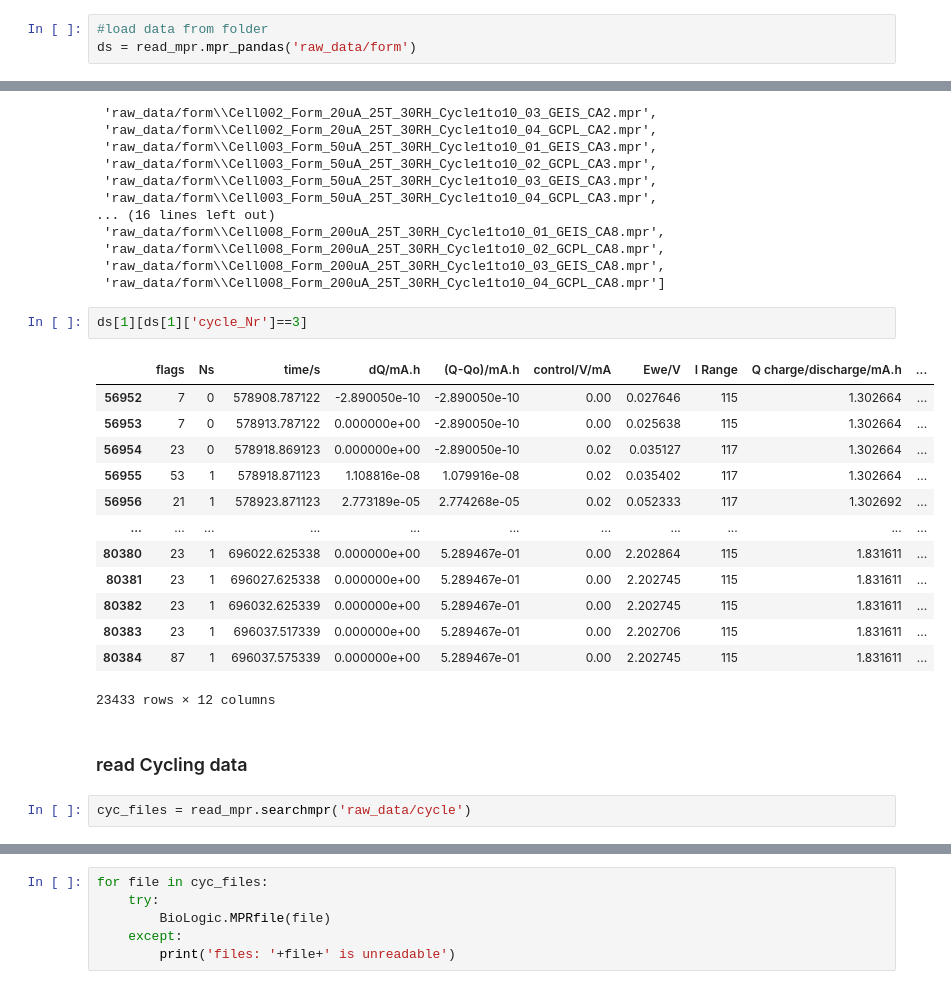
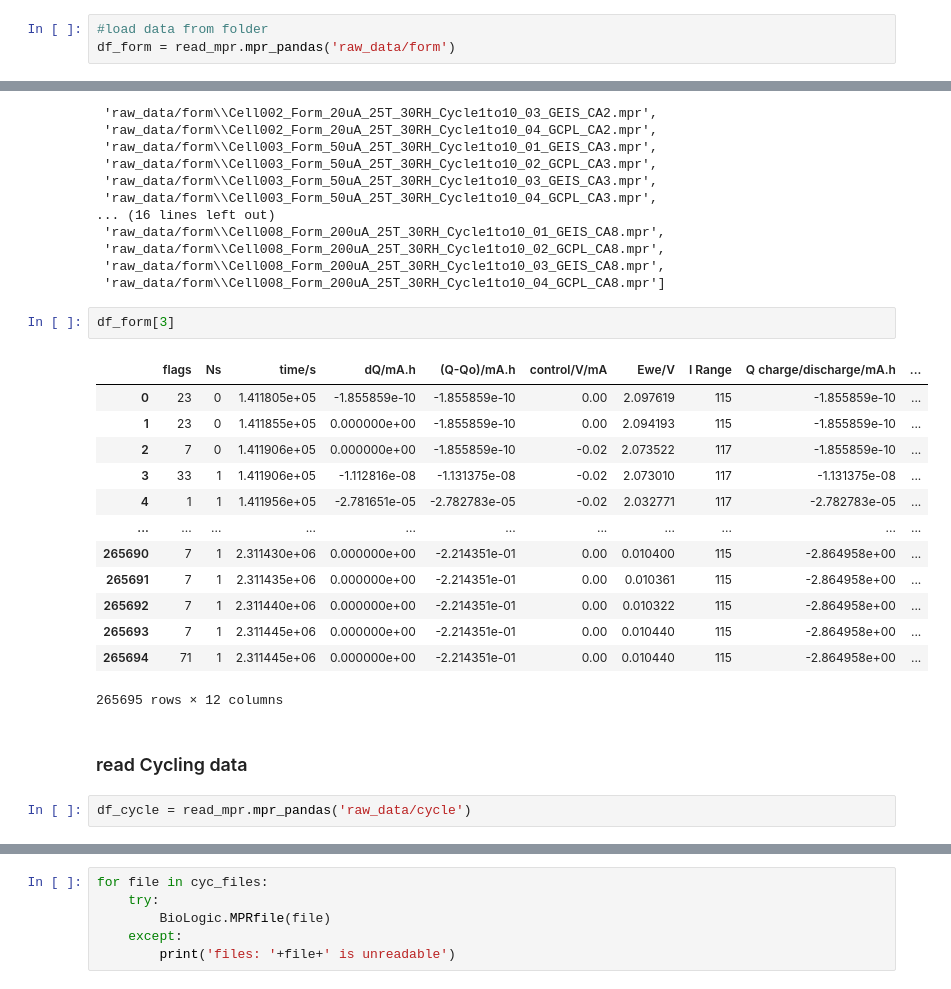
Before and after one commit to Yue-Yao/EIS, a Jupyter notebook: Dataset_EIS.ipynb, the cells around one changed output, grey strips where cells are left out. Cells and saved outputs as stored; diff of their text form.

Commit message:
load cycling data, find research points and transfer into sql

```diff
--- a/Dataset_EIS.ipynb
+++ b/Dataset_EIS.ipynb
@@ -26,6 +34,6 @@ from scipy.signal import savgol_filter,filtfilt,butter,find_peaks
 # %%
 #load data from folder
-ds = read_mpr.mpr_pandas('raw_data/form')
+df_form = read_mpr.mpr_pandas('raw_data/form')
 # %%
 read_mpr.searchmpr('raw_data/form')
 # %% [output]
@@ -47,22 +55,22 @@ read_mpr.searchmpr('raw_data/form')
  'raw_data/form\\Cell008_Form_200uA_25T_30RH_Cycle1to10_03_GEIS_CA8.mpr',
  'raw_data/form\\Cell008_Form_200uA_25T_30RH_Cycle1to10_04_GCPL_CA8.mpr']
 # %%
-ds[1][ds[1]['cycle_Nr']==3]
+df_form[3]
 # %% [output]
 |  | flags | Ns | time/s | dQ/mA.h | (Q-Qo)/mA.h | control/V/mA | Ewe/V | I Range | Q charge/discharge/mA.h | ... |
-| 56952 | 7 | 0 | 578908.787122 | -2.890050e-10 | -2.890050e-10 | 0.00 | 0.027646 | 115 | 1.302664 | ... |
-| 56953 | 7 | 0 | 578913.787122 | 0.000000e+00 | -2.890050e-10 | 0.00 | 0.025638 | 115 | 1.302664 | ... |
-| 56954 | 23 | 0 | 578918.869123 | 0.000000e+00 | -2.890050e-10 | 0.02 | 0.035127 | 117 | 1.302664 | ... |
-| 56955 | 53 | 1 | 578918.871123 | 1.108816e-08 | 1.079916e-08 | 0.02 | 0.035402 | 117 | 1.302664 | ... |
-| 56956 | 21 | 1 | 578923.871123 | 2.773189e-05 | 2.774268e-05 | 0.02 | 0.052333 | 117 | 1.302692 | ... |
+| 0 | 23 | 0 | 1.411805e+05 | -1.855859e-10 | -1.855859e-10 | 0.00 | 2.097619 | 115 | -1.855859e-10 | ... |
+| 1 | 23 | 0 | 1.411855e+05 | 0.000000e+00 | -1.855859e-10 | 0.00 | 2.094193 | 115 | -1.855859e-10 | ... |
+| 2 | 7 | 0 | 1.411906e+05 | 0.000000e+00 | -1.855859e-10 | -0.02 | 2.073522 | 117 | -1.855859e-10 | ... |
+| 3 | 33 | 1 | 1.411906e+05 | -1.112816e-08 | -1.131375e-08 | -0.02 | 2.073010 | 117 | -1.131375e-08 | ... |
+| 4 | 1 | 1 | 1.411956e+05 | -2.781651e-05 | -2.782783e-05 | -0.02 | 2.032771 | 117 | -2.782783e-05 | ... |
 | ... | ... | ... | ... | ... | ... | ... | ... | ... | ... | ... |
-| 80380 | 23 | 1 | 696022.625338 | 0.000000e+00 | 5.289467e-01 | 0.00 | 2.202864 | 115 | 1.831611 | ... |
-| 80381 | 23 | 1 | 696027.625338 | 0.000000e+00 | 5.289467e-01 | 0.00 | 2.202745 | 115 | 1.831611 | ... |
-| 80382 | 23 | 1 | 696032.625339 | 0.000000e+00 | 5.289467e-01 | 0.00 | 2.202745 | 115 | 1.831611 | ... |
-| 80383 | 23 | 1 | 696037.517339 | 0.000000e+00 | 5.289467e-01 | 0.00 | 2.202706 | 115 | 1.831611 | ... |
-| 80384 | 87 | 1 | 696037.575339 | 0.000000e+00 | 5.289467e-01 | 0.00 | 2.202745 | 115 | 1.831611 | ... |
+| 265690 | 7 | 1 | 2.311430e+06 | 0.000000e+00 | -2.214351e-01 | 0.00 | 0.010400 | 115 | -2.864958e+00 | ... |
+| 265691 | 7 | 1 | 2.311435e+06 | 0.000000e+00 | -2.214351e-01 | 0.00 | 0.010361 | 115 | -2.864958e+00 | ... |
+| 265692 | 7 | 1 | 2.311440e+06 | 0.000000e+00 | -2.214351e-01 | 0.00 | 0.010322 | 115 | -2.864958e+00 | ... |
+| 265693 | 7 | 1 | 2.311445e+06 | 0.000000e+00 | -2.214351e-01 | 0.00 | 0.010440 | 115 | -2.864958e+00 | ... |
+| 265694 | 71 | 1 | 2.311445e+06 | 0.000000e+00 | -2.214351e-01 | 0.00 | 0.010440 | 115 | -2.864958e+00 | ... |
-23433 rows × 12 columns
+265695 rows × 12 columns
 # %% [markdown]
 ### read Cycling data
 # %%
-cyc_files = read_mpr.searchmpr('raw_data/cycle')
+df_cycle = read_mpr.mpr_pandas('raw_data/cycle')
```
Also changed, not shown: parts of 32 cells of this notebook, 1 other file.
